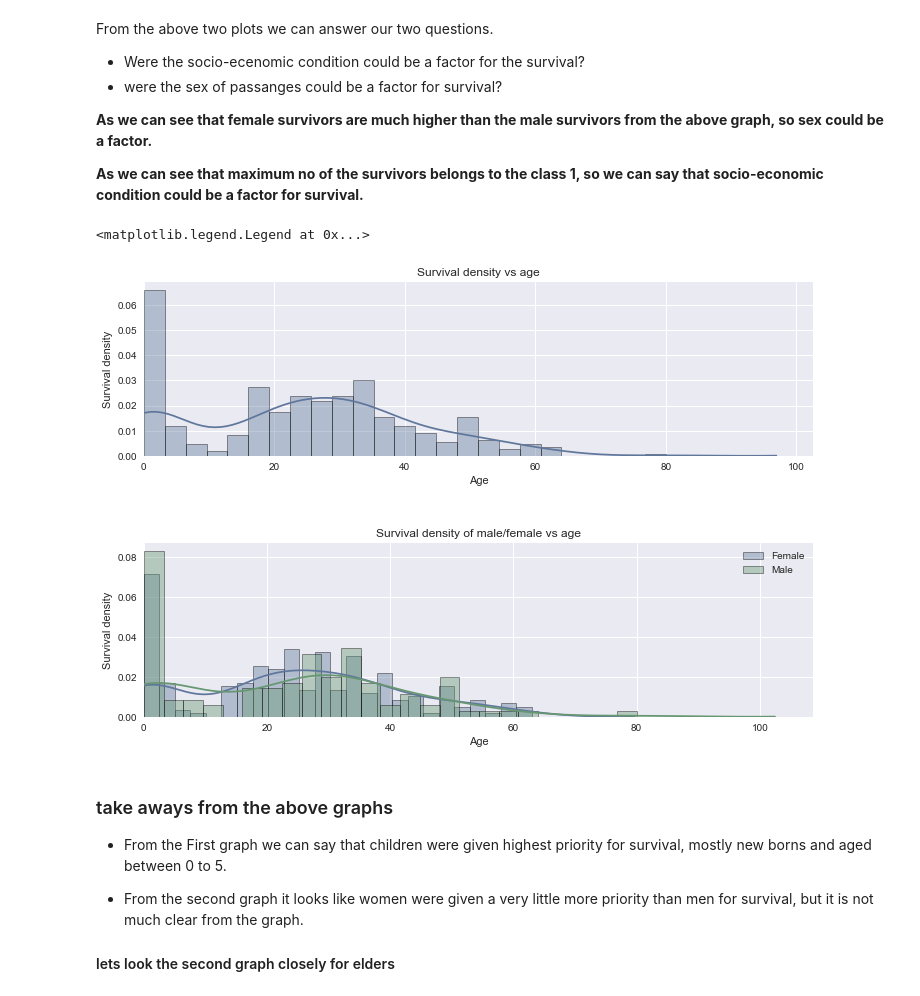
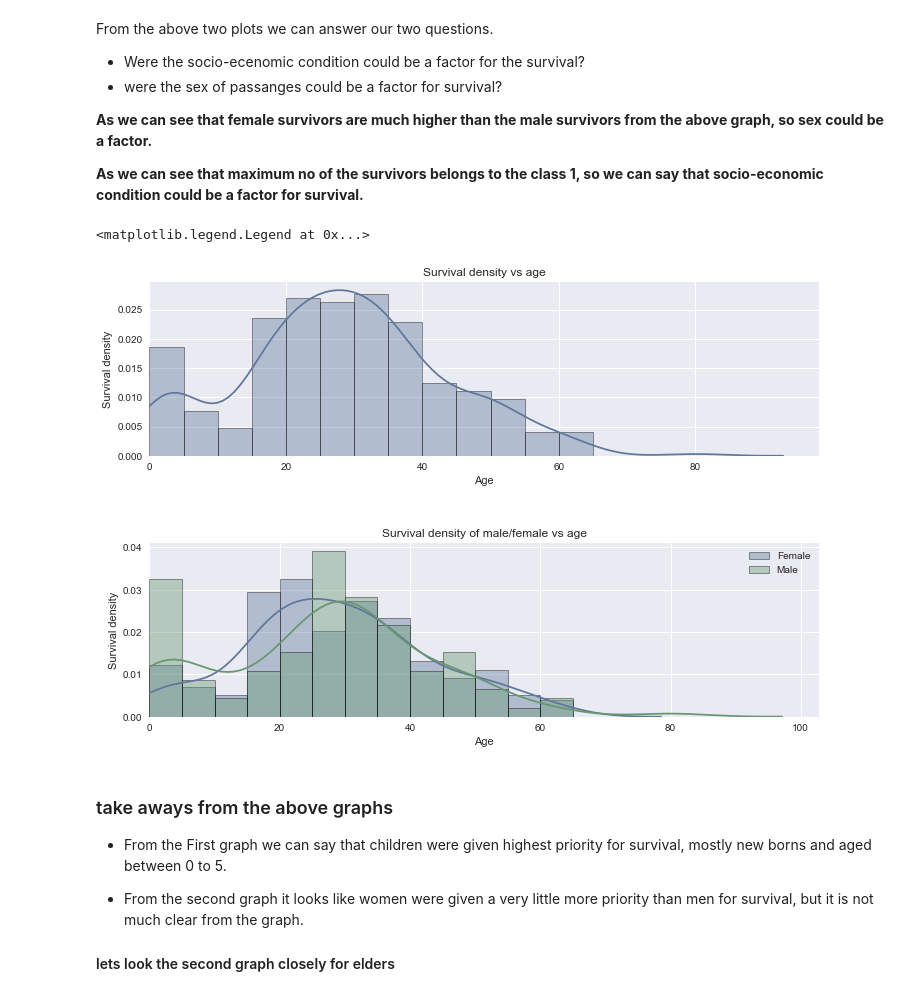
Before and after one commit to hassan23/Titanic-Data-Analysis, a Jupyter notebook: Untitled.ipynb, the cells around one changed output. Drawn from its saved outputs; the diff is of its cells as text; code cells hidden in the pictures.

```diff
--- a/Untitled.ipynb
+++ b/Untitled.ipynb
@@ -145,23 +152,23 @@ From the above two plots we can answer our two questions.
 # %%
 # plotting a histogram to depict the relation between survival and age
 fig, (ax1, ax2) = plt.subplots(2)
-sns.distplot(titanic_more_clean_data[(titanic_more_clean_data['Survived'] == 1)]['Age'].fillna(0),bins=25,hist_kws=dict(edgecolor="k", linewidth=1),ax=ax1)
+sns.distplot(titanic_more_clean_data[(titanic_more_clean_data['Survived'] == 1)]['Age'].dropna(0),bins=range(0,80,5),hist_kws=dict(edgecolor="k", linewidth=1),ax=ax1)
 sns.distplot(titanic_more_clean_data[(titanic_more_clean_data['Survived'] == 1) & \
-                                     (titanic_more_clean_data['Sex'] == 'female')]['Age'].fillna(0),bins=25,hist_kws=dict(edgecolor="k", linewidth=1),ax=ax2)
+                                     (titanic_more_clean_data['Sex'] == 'female')]['Age'].dropna(0),bins=range(0,80,5),hist_kws=dict(edgecolor="k", linewidth=1),ax=ax2)
 sns.distplot(titanic_more_clean_data[(titanic_more_clean_data['Survived'] == 1) & \
-                                     (titanic_more_clean_data['Sex'] == 'male')]['Age'].fillna(0),bins=25,hist_kws=dict(edgecolor="k", linewidth=1),ax=ax2)
-#sns.distplot(titanic_more_clean_data[titanic_more_clean_data['Survived'] == 0]['Age'].fillna(0))
+                                     (titanic_more_clean_data['Sex'] == 'male')]['Age'].dropna(0),bins=range(0,80,5),hist_kws=dict(edgecolor="k", linewidth=1),ax=ax2)
+
 fig.subplots_adjust(hspace=.5)
 ax1.set_ylabel('Survival density')
 ax1.set_xlim(0)
 ax1.set_title('Survival density vs age')
 ax2.set_ylabel('Survival density')
 ax2.set_xlim(0)
 ax2.set_title('Survival density of male/female vs age')
 ax2.legend(('Female','Male'),loc='best')
 # %% [output]
 <matplotlib.legend.Legend at 0x...>
-[figure, old version]
+[figure, new version]
 # %% [markdown]
 ### take aways from the above graphs
 - From the First graph we can say that children were given highest priority for survival, mostly new borns and aged between 0 to 5.
```
Also changed, not shown: parts of 19 cells of this notebook.
